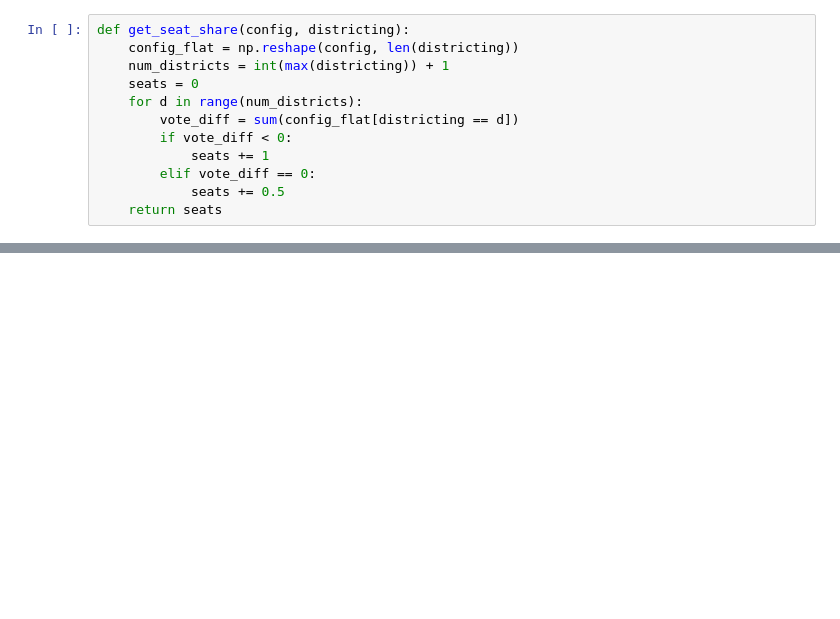
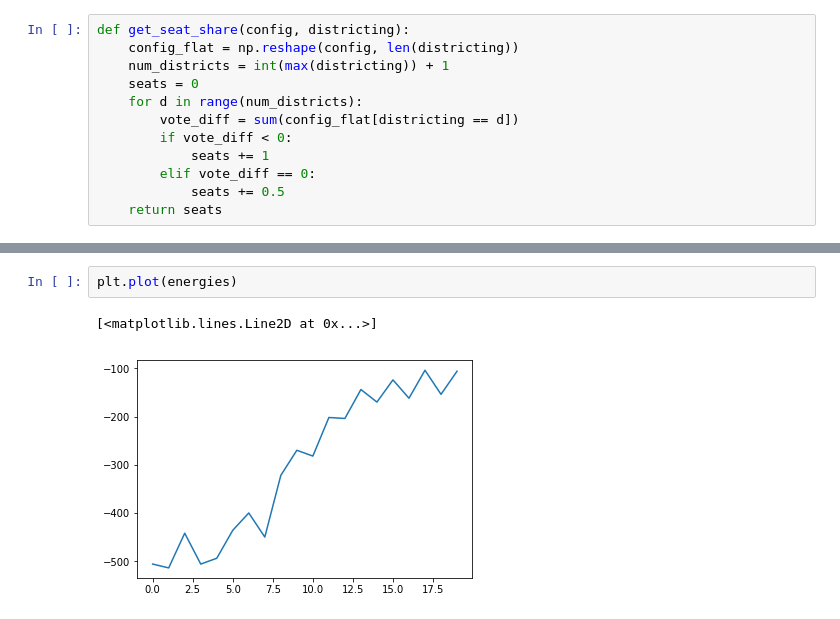
Before and after one commit to gerrymandr/Ising, a Jupyter notebook: Seat Share vs Temperature of Ising Model Simulation.ipynb, the cells around one changed output, grey strips where cells are left out. Drawn from its saved outputs; the diff is of its cells as text; blank space fills up the shorter version.

```diff
--- a/Seat Share vs Temperature of Ising Model Simulation.ipynb
+++ b/Seat Share vs Temperature of Ising Model Simulation.ipynb
@@ -344,0 +340,5 @@ array([[ 1.,  1.,  1.,  1.,  1.,  1.,  1., -1., -1., -1., -1., -1., -1.,
+# %%
+plt.plot(energies)
+# %% [output]
+[<matplotlib.lines.Line2D at 0x...>]
+[figure, added]
```
Also changed, not shown: parts of 18 cells of this notebook.
